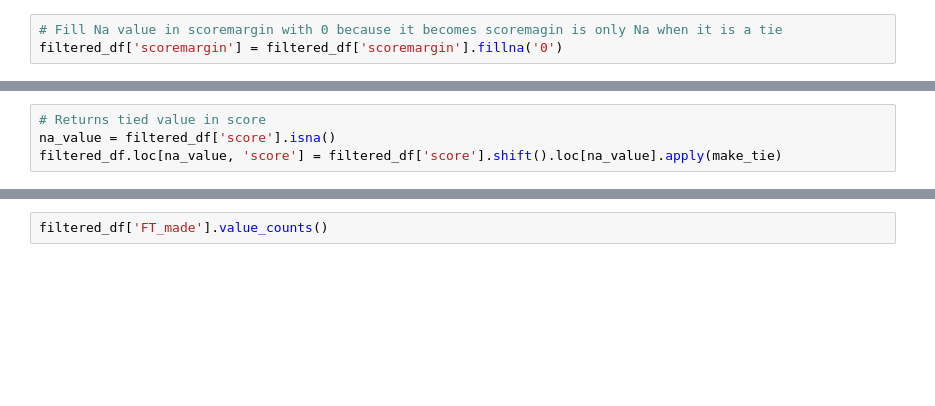
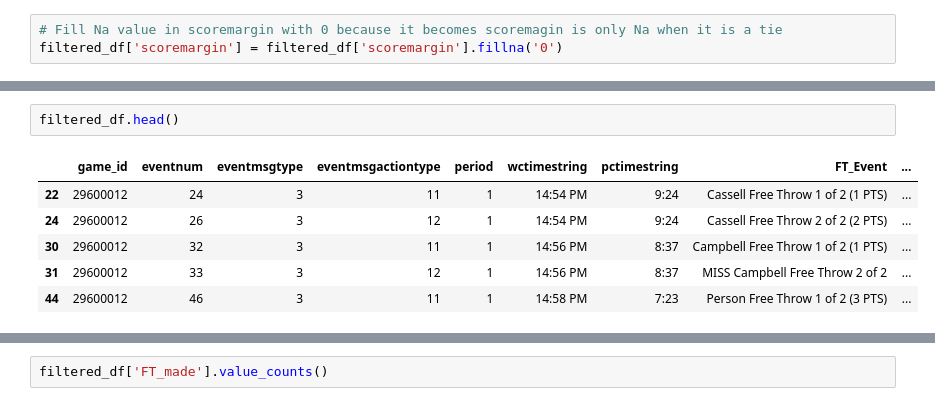
Before and after one commit to jryuuu22/GitExercise_Conflicts, a Jupyter notebook: eclipse.ipynb, the cells around one changed output, grey strips where cells are left out. Cells and saved outputs as stored; diff of their text form; blank space fills up the shorter version.

```diff
--- a/eclipse.ipynb
+++ b/eclipse.ipynb
@@ -164,4 +121,9 @@ def make_tie(prev_value):
-# %%
-# Returns tied value in score
-na_value = filtered_df['score'].isna()
-filtered_df.loc[na_value, 'score'] = filtered_df['score'].shift().loc[na_value].apply(make_tie)
+# %%
+filtered_df.head()
+# %% [output]
+|  | game_id | eventnum | eventmsgtype | eventmsgactiontype | period | wctimestring | pctimestring | FT_Event | ... |
+| 22 | 29600012 | 24 | 3 | 11 | 1 | 14:54 PM | 9:24 | Cassell Free Throw 1 of 2 (1 PTS) | ... |
+| 24 | 29600012 | 26 | 3 | 12 | 1 | 14:54 PM | 9:24 | Cassell Free Throw 2 of 2 (2 PTS) | ... |
+| 30 | 29600012 | 32 | 3 | 11 | 1 | 14:56 PM | 8:37 | Campbell Free Throw 1 of 2 (1 PTS) | ... |
+| 31 | 29600012 | 33 | 3 | 12 | 1 | 14:56 PM | 8:37 | MISS Campbell Free Throw 2 of 2 | ... |
+| 44 | 29600012 | 46 | 3 | 11 | 1 | 14:58 PM | 7:23 | Person Free Throw 1 of 2 (3 PTS) | ... |
```
Also changed, not shown: parts of 7 cells of this notebook.
